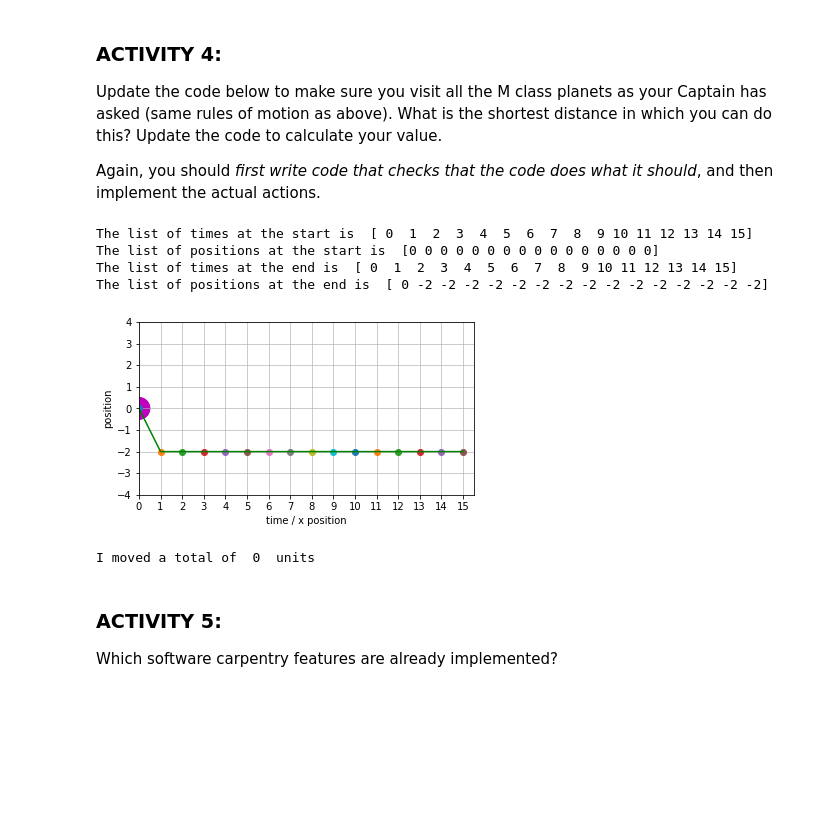
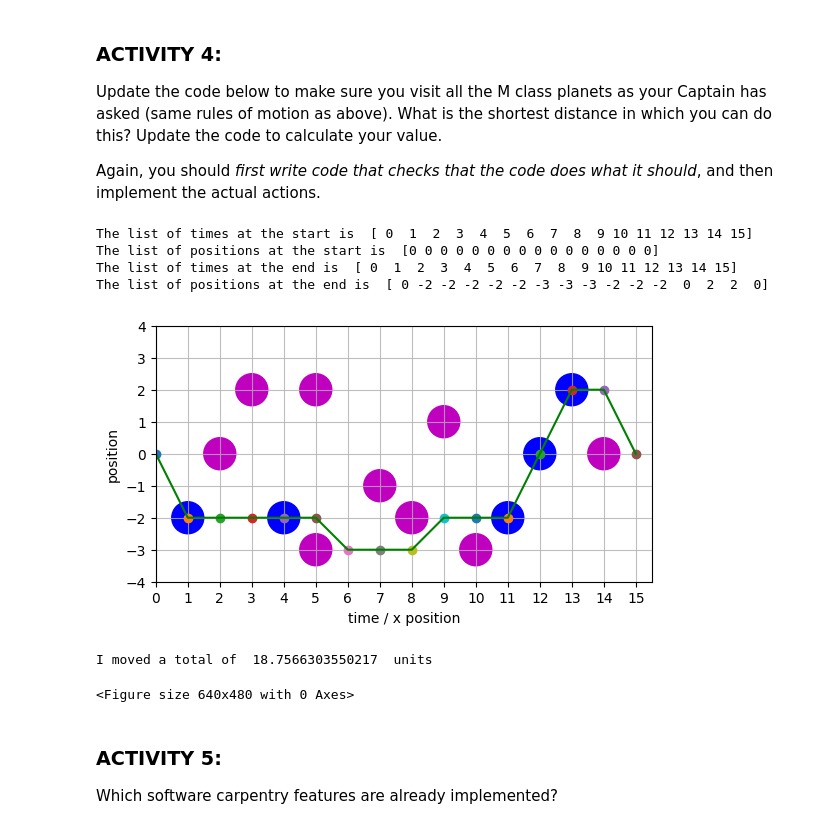
Before and after one commit to KAClough/TopicsInSciComp, a Jupyter notebook: Notebooks/Week2_LabExercises.ipynb, the cells around one changed output. Cells and saved outputs as stored; diff of their text form; code cells hidden in the pictures; blank space fills up the shorter version.

```diff
--- a/Notebooks/Week2_LabExercises.ipynb
+++ b/Notebooks/Week2_LabExercises.ipynb
@@ -207,7 +208,8 @@ def plot_planet_locations(ax) :
 
     # Mark the planet positions onto the plot - read in the data from data/planet_locations.dat
     # HINT: the function you need is called loadtxt
-    planet_locations= np.array([[0,0,0], [0,0,0]]) # UPDATE ME!
+    data_loc = 'data/planet_locations.dat'
+    planet_locations= np.loadtxt(data_loc) # UPDATE ME!
 
     for index, location in enumerate(planet_locations) :
         is_minshara_class =  (location[2] == 1)
@@ -268,45 +270,68 @@ for index, time_now in enumerate(list_of_times) :
 
     # alternative option denoted by 'elif' (= else if)
     elif (time_now > 0 and time_now < 2) :
-        step_size = 2
+        step_size = -2
         # moving y position by the step size
-        list_of_y_positions[index] = list_of_y_positions[index - 1] - step_size
+        list_of_y_positions[index] = list_of_y_positions[index - 1] + step_size
 
     # UPDATE ME!
     # Add more else if options here to cover all the times you need to move the ship
     # (Try to make this as minimal as possible, rather than writing one elif statement
     # per time step)
+
+    elif (time_now > 5 and time_now < 7) :
+        step_size = -1
+        list_of_y_positions[index] = list_of_y_positions[index - 1] + step_size
+
+    elif (time_now > 8 and time_now < 10) :
+        step_size = 1
+        list_of_y_positions[index] = list_of_y_positions[index - 1] + step_size
+
+    elif (time_now > 11 and time_now < 13) :
+        step_size = 2
+        list_of_y_positions[index] = list_of_y_positions[index - 1] + step_size
+
+    elif (time_now > 12 and time_now < 14) :
+        step_size = 2
+        list_of_y_positions[index] = list_of_y_positions[index - 1] + step_size
+
+    elif (time_now > 14 and time_now < 16) :
+        step_size = -2
+        list_of_y_positions[index] = list_of_y_positions[index - 1] + step_size
 
     # finally, give the default option for all other cases using 'else'
     else :
         # nothing happens at other times
         step_size = 0
         list_of_y_positions[index] = list_of_y_positions[index - 1] + step_size
 
     position_now = list_of_y_positions[index]
     plt.plot(time_now, position_now, 'o')
     # Uncomment this for interactive version
     # plt.pause(0.4)
 
 print("The list of times at the end is ", list_of_times)
 print("The list of positions at the end is ", list_of_y_positions)
 
 plt.plot(list_of_times, list_of_y_positions, 'g-')
 plt.show()
 
 # Uncomment to save the figure
-#plt.savefig("myplot2.png")
+plt.savefig("myplot2.png")
 
 # Calculate and print out some information
-total_distance_moved = 0
+list_of_y_distances = np.sqrt(np.abs(np.diff(list_of_y_positions)) + 1)
+list_of_y_distances[list_of_y_distances == 1] = 1
+total_distance_moved = np.sum(list_of_y_distances) # UPDATE ME!
 print("I moved a total of ", total_distance_moved, " units")
 # %% [output]
 The list of times at the start is  [ 0  1  2  3  4  5  6  7  8  9 10 11 12 13 14 15]
 The list of positions at the start is  [0 0 0 0 0 0 0 0 0 0 0 0 0 0 0 0]
 The list of times at the end is  [ 0  1  2  3  4  5  6  7  8  9 10 11 12 13 14 15]
-The list of positions at the end is  [ 0 -2 -2 -2 -2 -2 -2 -2 -2 -2 -2 -2 -2 -2 -2 -2]
+The list of positions at the end is  [ 0 -2 -2 -2 -2 -2 -3 -3 -3 -2 -2 -2  0  2  2  0]
-[figure, old version]
+[figure, new version]
-I moved a total of  0  units
+I moved a total of  18.7566303550217  units
+<Figure size 640x480 with 0 Axes>
 # %% [markdown]
 ### ACTIVITY 5:
 
```
Also changed, not shown: parts of 2 cells of this notebook, 3 other files.
